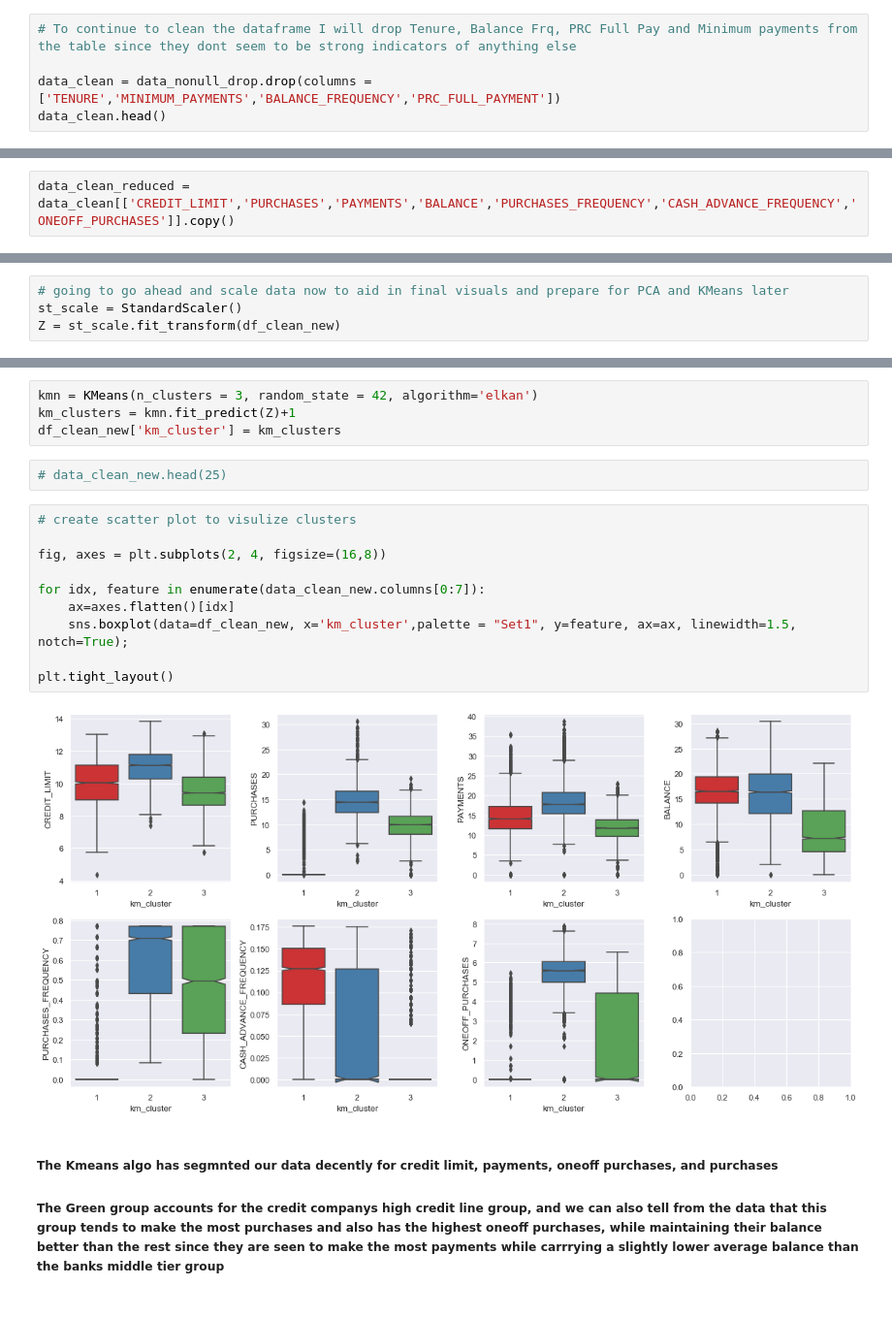
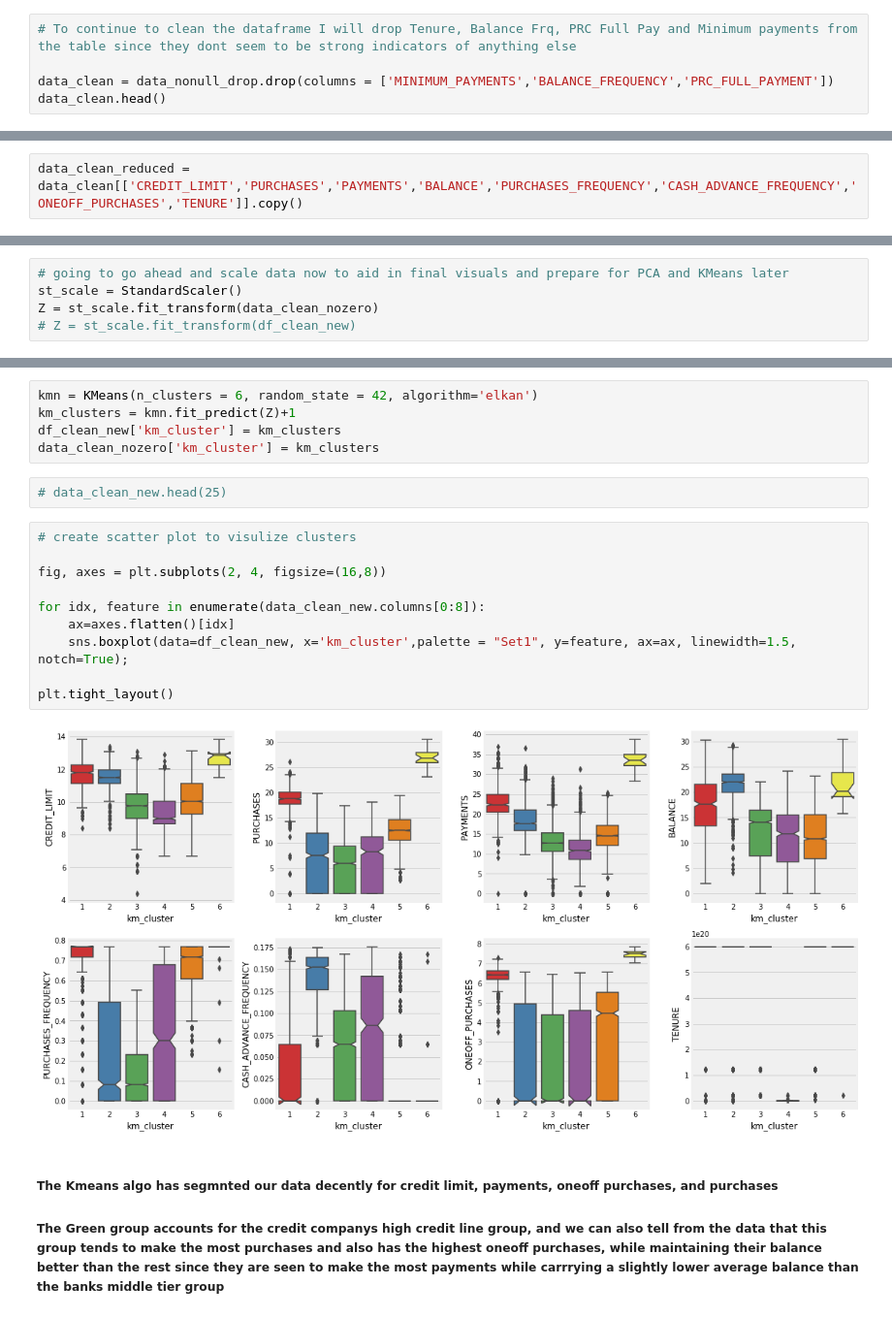
Before and after one commit to ssimmons9212/FedEX, a Jupyter notebook: Untitled.ipynb, the cells around one changed output, grey strips where cells are left out. Shown at 97% size. Cells and saved outputs as stored; diff of their text form.

```diff
--- a/Untitled.ipynb
+++ b/Untitled.ipynb
@@ -176,7 +175,7 @@ sns.heatmap(data.corr(), annot= True, cmap='rainbow', ax=ax)
 # %%
 # To continue to clean the dataframe I will drop Tenure, Balance Frq, PRC Full Pay and Minimum payments from the table since they dont seem to be strong indicators of anything else
 
-data_clean = data_nonull_drop.drop(columns = ['TENURE','MINIMUM_PAYMENTS','BALANCE_FREQUENCY','PRC_FULL_PAYMENT'])
+data_clean = data_nonull_drop.drop(columns = ['MINIMUM_PAYMENTS','BALANCE_FREQUENCY','PRC_FULL_PAYMENT'])
 data_clean.head()
 # %% [output]
 |  | BALANCE | PURCHASES | ONEOFF_PURCHASES | INSTALLMENTS_PURCHASES | CASH_ADVANCE | PURCHASES_FREQUENCY | ... |
@@ -196,7 +195,7 @@ sns.heatmap(data_clean.corr(), annot= True, cmap='rainbow', ax=ax)
 
 ##### Negative Correlations - There arent too many negative correlations but purchase frequency and cash advanc frequency are reasonably negative
 # %%
-data_clean_reduced = data_clean[['CREDIT_LIMIT','PURCHASES','PAYMENTS','BALANCE','PURCHASES_FREQUENCY','CASH_ADVANCE_FREQUENCY','ONEOFF_PURCHASES']].copy()
+data_clean_reduced = data_clean[['CREDIT_LIMIT','PURCHASES','PAYMENTS','BALANCE','PURCHASES_FREQUENCY','CASH_ADVANCE_FREQUENCY','ONEOFF_PURCHASES','TENURE']].copy()
 # %%
 pg = sns.PairGrid(data_clean_reduced, diag_sharey = False)
 pg.map_lower(sns.kdeplot, fill=True)
@@ -230,7 +230,8 @@ plt.tight_layout()
 # %%
 # going to go ahead and scale data now to aid in final visuals and prepare for PCA and KMeans later
 st_scale = StandardScaler()
-Z = st_scale.fit_transform(df_clean_new)
+Z = st_scale.fit_transform(data_clean_nozero)
+# Z = st_scale.fit_transform(df_clean_new)
 # %%
 # loop through a rnage of k's and plot the calcalted distortions of each k
 
@@ -252,23 +253,24 @@ plt.show()
 # %% [markdown]
 ##### optimal number of clusters is 3 based on elbow plot methodology
 # %%
-kmn = KMeans(n_clusters = 3, random_state = 42, algorithm='elkan')
+kmn = KMeans(n_clusters = 6, random_state = 42, algorithm='elkan')
 km_clusters = kmn.fit_predict(Z)+1
 df_clean_new['km_cluster'] = km_clusters
+data_clean_nozero['km_cluster'] = km_clusters
 # %%
 # data_clean_new.head(25)
 # %%
 # create scatter plot to visulize clusters
 
 fig, axes = plt.subplots(2, 4, figsize=(16,8))
 
-for idx, feature in enumerate(data_clean_new.columns[0:7]):
+for idx, feature in enumerate(data_clean_new.columns[0:8]):
     ax=axes.flatten()[idx]
     sns.boxplot(data=df_clean_new, x='km_cluster',palette = "Set1", y=feature, ax=ax, linewidth=1.5, notch=True);
 
 plt.tight_layout()
 # %% [output]
-[figure, old version]
+[figure, new version]
 # %% [markdown]
 ##### The Kmeans algo has segmnted our data decently for credit limit, payments, oneoff purchases, and purchases
 ##### The Green group accounts for the credit companys high credit line group, and we can also tell from the data that this group tends to make the most purchases and also has the highest oneoff purchases, while maintaining their balance better than the rest since they are seen to make the most payments while carrrying a slightly lower average balance than the banks middle tier group
```
Also changed, not shown: parts of 7 cells of this notebook, 1 other file.
